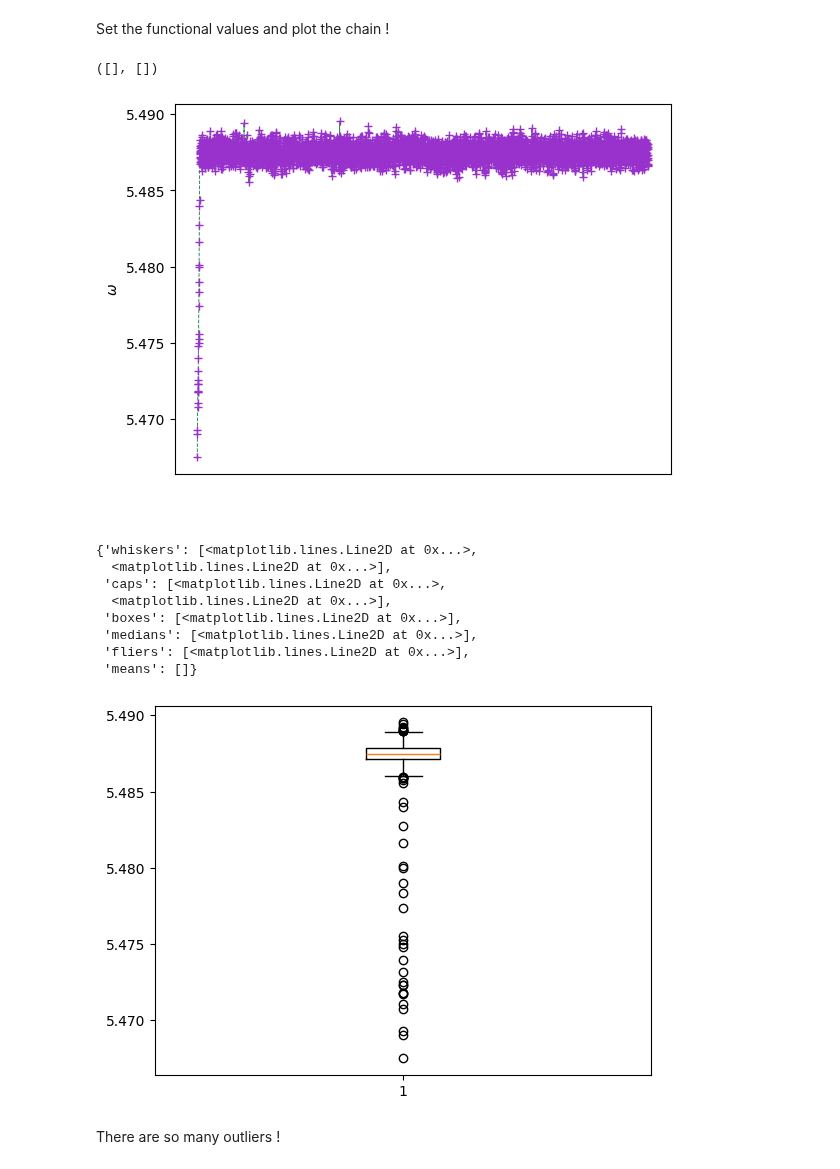
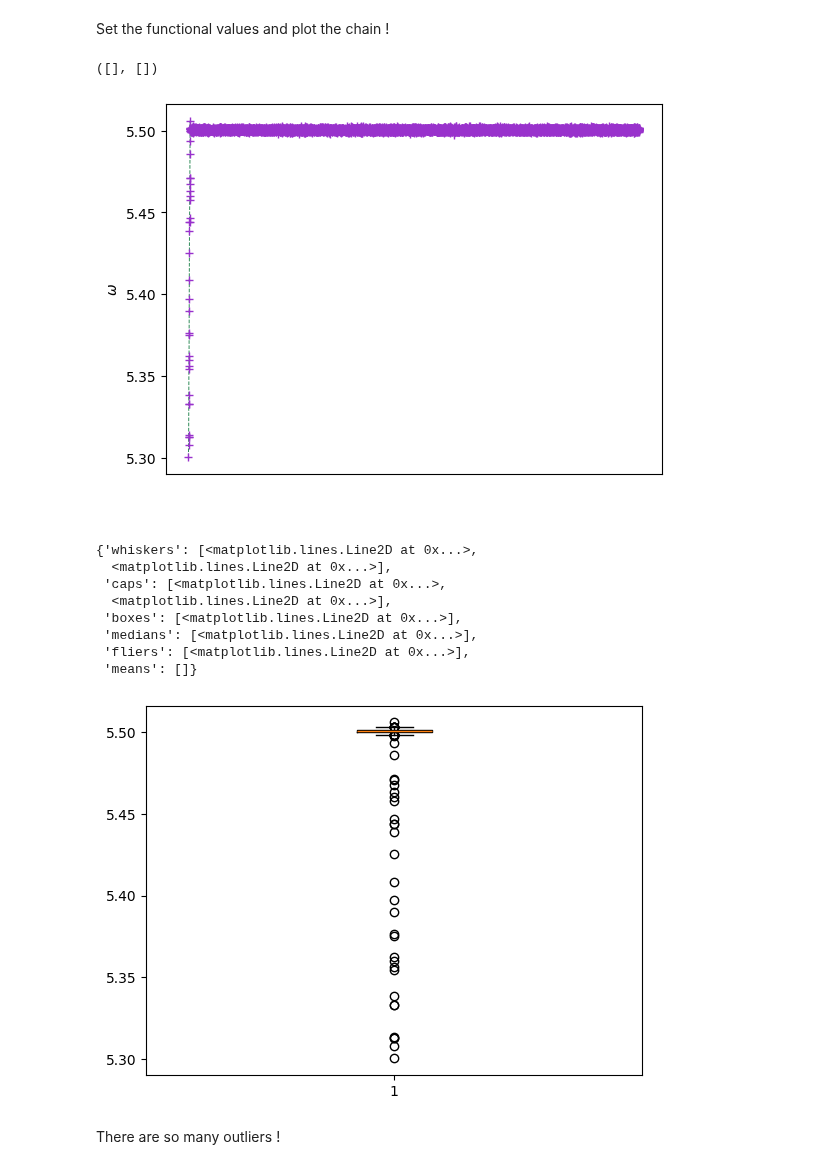
Before and after one commit to RitwikDas007/My-Collections, a Jupyter notebook: Bayesian Inference.ipynb, the cells around one changed output. Saved outputs shown, nothing was run; the diff lists cells and outputs as text; code cells hidden in the pictures.

```diff
--- a/Bayesian Inference.ipynb
+++ b/Bayesian Inference.ipynb
@@ -307,7 +307,7 @@ def Log_Likelihood(y, time, omega, sigma = 0.1) :
 # %% [markdown]
 Now we have to consider the logarithm of the prior distribution. Here I choose the Prior as a Gaussian distribution of the mean value corresponds to maximum Log-Likelihood. Otherwise, we can choose the Prior based on our knowledge about the model parameter.
 # %%
-def Log_Prior(omega, mean = Max_omega, sigma = 0.001) :
+def Log_Prior(omega, mean = Max_omega, sigma = 0.01) :
 	x = stats.norm.pdf(omega, mean, sigma)
 	return np.log(x)
 # %% [markdown]
@@ -349,18 +349,18 @@ def Metropolis_Hastings(Log_Posterior, y, time, omega_in, step_size, iteration)
 Set the functional values and plot the chain !
 # %%
 y = y_obs
-omega_in = Max_omega-2e-2
-step_size = 0.001
-iteration = 10000
+omega_in = Max_omega-2e-1
+step_size = 0.01
+iteration = 100000
 
 samples = Metropolis_Hastings(Log_Posterior, y, time, omega_in, step_size, iteration)
 
 plt.plot(samples, '--+', markeredgecolor='darkorchid', color='seagreen', lw=0.7)
 plt.ylabel('$\omega$')
 plt.xticks([])
 # %% [output]
 ([], [])
-[figure, old version]
+[figure, new version]
 # %% [markdown]
 ####
 # %%
@@ -374,7 +374,7 @@ plt.boxplot(samples)
  'medians': [<matplotlib.lines.Line2D at 0x...>],
  'fliers': [<matplotlib.lines.Line2D at 0x...>],
  'means': []}
-[figure, old version]
+[figure, new version]
 # %% [markdown]
 There are so many outliers !
 # %% [markdown]
```
Also changed, not shown: parts of 16 cells of this notebook.
